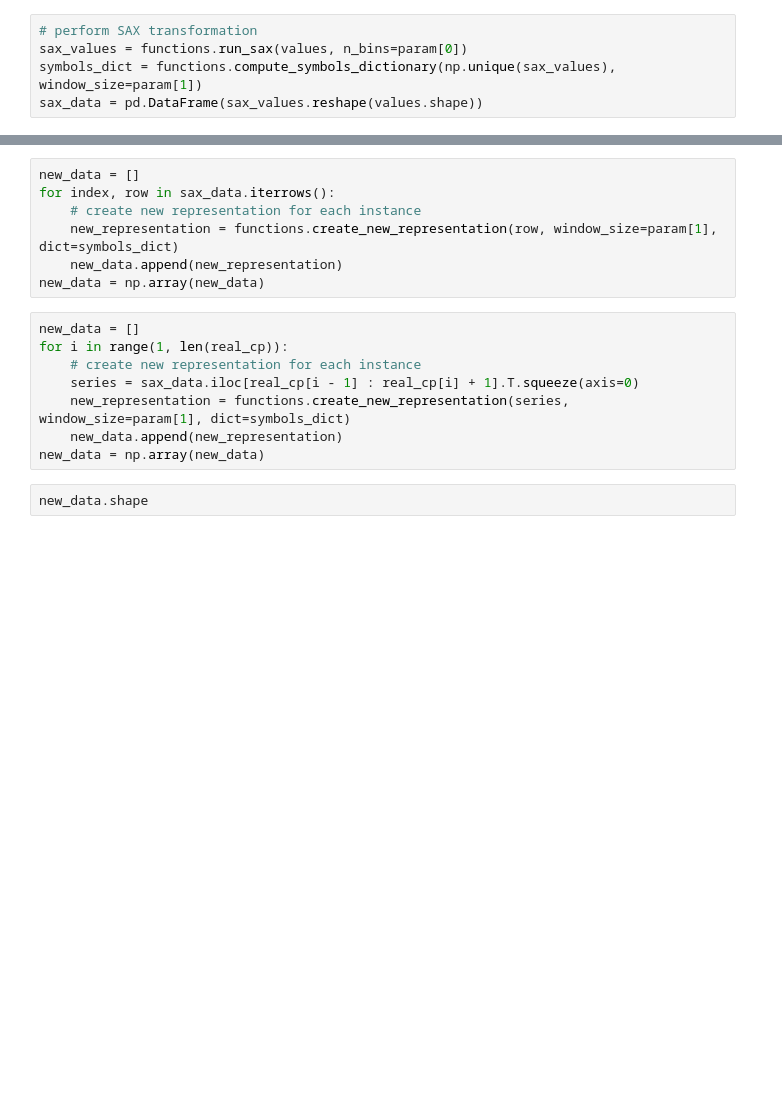
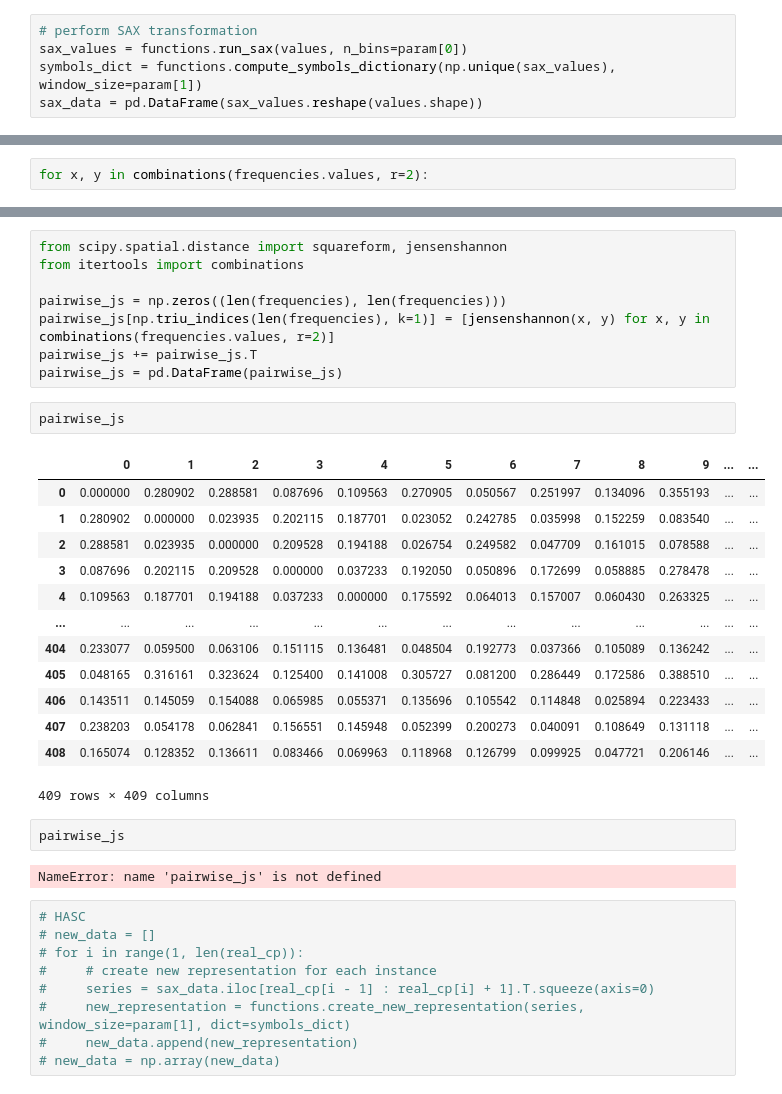
Before and after one commit to marcotuliopin/series-classifier-ic, a Jupyter notebook: first_step.ipynb, the cells around one changed output, grey strips where cells are left out. Saved outputs shown, nothing was run; the diff lists cells and outputs as text; blank space fills up the shorter version.

Commit message:
feat: refatorando calculo de distancia jensenshannon

```diff
--- a/first_step.ipynb
+++ b/first_step.ipynb
@@ -226,0 +241,2 @@ new_rep
+# %%
+for x, y in combinations(frequencies.values, r=2):
@@ -227,17 +261,37 @@ new_rep
+# %%
+from scipy.spatial.distance import squareform, jensenshannon
+from itertools import combinations
+
+pairwise_js = np.zeros((len(frequencies), len(frequencies)))
+pairwise_js[np.triu_indices(len(frequencies), k=1)] = [jensenshannon(x, y) for x, y in combinations(frequencies.values, r=2)]
+pairwise_js += pairwise_js.T
+pairwise_js = pd.DataFrame(pairwise_js)
+# %%
+pairwise_js
+# %% [output]
+|  | 0 | 1 | 2 | 3 | 4 | 5 | 6 | 7 | 8 | 9 | ... | ... |
+| 0 | 0.000000 | 0.280902 | 0.288581 | 0.087696 | 0.109563 | 0.270905 | 0.050567 | 0.251997 | 0.134096 | 0.355193 | ... | ... |
+| 1 | 0.280902 | 0.000000 | 0.023935 | 0.202115 | 0.187701 | 0.023052 | 0.242785 | 0.035998 | 0.152259 | 0.083540 | ... | ... |
+| 2 | 0.288581 | 0.023935 | 0.000000 | 0.209528 | 0.194188 | 0.026754 | 0.249582 | 0.047709 | 0.161015 | 0.078588 | ... | ... |
+| 3 | 0.087696 | 0.202115 | 0.209528 | 0.000000 | 0.037233 | 0.192050 | 0.050896 | 0.172699 | 0.058885 | 0.278478 | ... | ... |
+| 4 | 0.109563 | 0.187701 | 0.194188 | 0.037233 | 0.000000 | 0.175592 | 0.064013 | 0.157007 | 0.060430 | 0.263325 | ... | ... |
+| ... | ... | ... | ... | ... | ... | ... | ... | ... | ... | ... | ... | ... |
+| 404 | 0.233077 | 0.059500 | 0.063106 | 0.151115 | 0.136481 | 0.048504 | 0.192773 | 0.037366 | 0.105089 | 0.136242 | ... | ... |
+| 405 | 0.048165 | 0.316161 | 0.323624 | 0.125400 | 0.141008 | 0.305727 | 0.081200 | 0.286449 | 0.172586 | 0.388510 | ... | ... |
+| 406 | 0.143511 | 0.145059 | 0.154088 | 0.065985 | 0.055371 | 0.135696 | 0.105542 | 0.114848 | 0.025894 | 0.223433 | ... | ... |
+| 407 | 0.238203 | 0.054178 | 0.062841 | 0.156551 | 0.145948 | 0.052399 | 0.200273 | 0.040091 | 0.108649 | 0.131118 | ... | ... |
+| 408 | 0.165074 | 0.128352 | 0.136611 | 0.083466 | 0.069963 | 0.118968 | 0.126799 | 0.099925 | 0.047721 | 0.206146 | ... | ... |
+409 rows × 409 columns
+# %%
+pairwise_js
+# %% [output]
+NameError: name 'pairwise_js' is not defined
 # %%
-new_data = []
-for index, row in sax_data.iterrows():
-    # create new representation for each instance
-    new_representation = functions.create_new_representation(row, window_size=param[1], dict=symbols_dict)
-    new_data.append(new_representation)
-new_data = np.array(new_data)
+# HASC
+# new_data = []
+# for i in range(1, len(real_cp)):
+#     # create new representation for each instance
+#     series = sax_data.iloc[real_cp[i - 1] : real_cp[i] + 1].T.squeeze(axis=0)
+#     new_representation = functions.create_new_representation(series, window_size=param[1], dict=symbols_dict)
+#     new_data.append(new_representation)
+# new_data = np.array(new_data)
-# %%
-new_data = []
-for i in range(1, len(real_cp)):
-    # create new representation for each instance
-    series = sax_data.iloc[real_cp[i - 1] : real_cp[i] + 1].T.squeeze(axis=0)
-    new_representation = functions.create_new_representation(series, window_size=param[1], dict=symbols_dict)
-    new_data.append(new_representation)
-new_data = np.array(new_data)
-# %%
-new_data.shape
```
Also changed, not shown: parts of 15 cells of this notebook, 1 other file.
